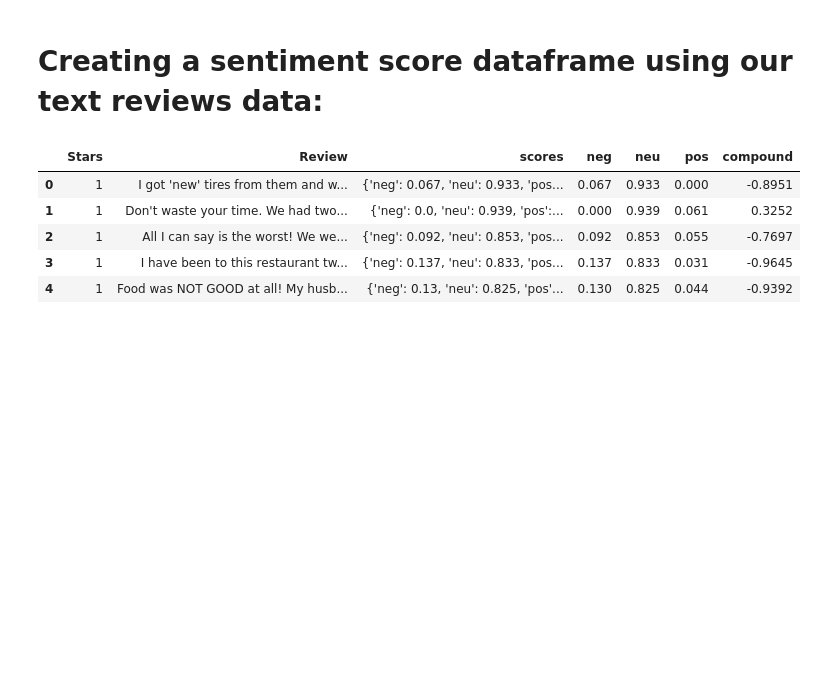
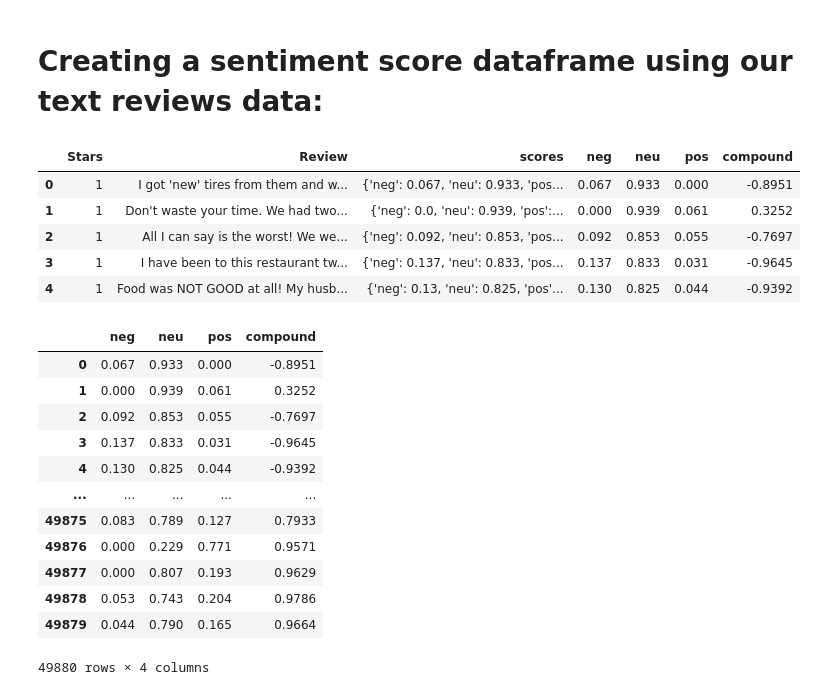
Before and after one commit to manav-s/smart-review-model, a Jupyter notebook: model/vader_nlp_testground.ipynb, the cells around one changed output. Cells and saved outputs as stored; diff of their text form; code cells hidden in the pictures; blank space fills up the shorter version.

```diff
--- a/model/vader_nlp_testground.ipynb
+++ b/model/vader_nlp_testground.ipynb
@@ -46,3 +45,19 @@ sentiment_df.head()
 | 2 | 1 | All I can say is the worst! We we... | {'neg': 0.092, 'neu': 0.853, 'pos... | 0.092 | 0.853 | 0.055 | -0.7697 |
 | 3 | 1 | I have been to this restaurant tw... | {'neg': 0.137, 'neu': 0.833, 'pos... | 0.137 | 0.833 | 0.031 | -0.9645 |
 | 4 | 1 | Food was NOT GOOD at all! My husb... | {'neg': 0.13, 'neu': 0.825, 'pos'... | 0.130 | 0.825 | 0.044 | -0.9392 |
+# %%
+sentiment_df.iloc[:, 3:]
+# %% [output]
+|  | neg | neu | pos | compound |
+| 0 | 0.067 | 0.933 | 0.000 | -0.8951 |
+| 1 | 0.000 | 0.939 | 0.061 | 0.3252 |
+| 2 | 0.092 | 0.853 | 0.055 | -0.7697 |
+| 3 | 0.137 | 0.833 | 0.031 | -0.9645 |
+| 4 | 0.130 | 0.825 | 0.044 | -0.9392 |
+| ... | ... | ... | ... | ... |
+| 49875 | 0.083 | 0.789 | 0.127 | 0.7933 |
+| 49876 | 0.000 | 0.229 | 0.771 | 0.9571 |
+| 49877 | 0.000 | 0.807 | 0.193 | 0.9629 |
+| 49878 | 0.053 | 0.743 | 0.204 | 0.9786 |
+| 49879 | 0.044 | 0.790 | 0.165 | 0.9664 |
+49880 rows × 4 columns
```
Also changed, not shown: parts of 4 cells of this notebook.
